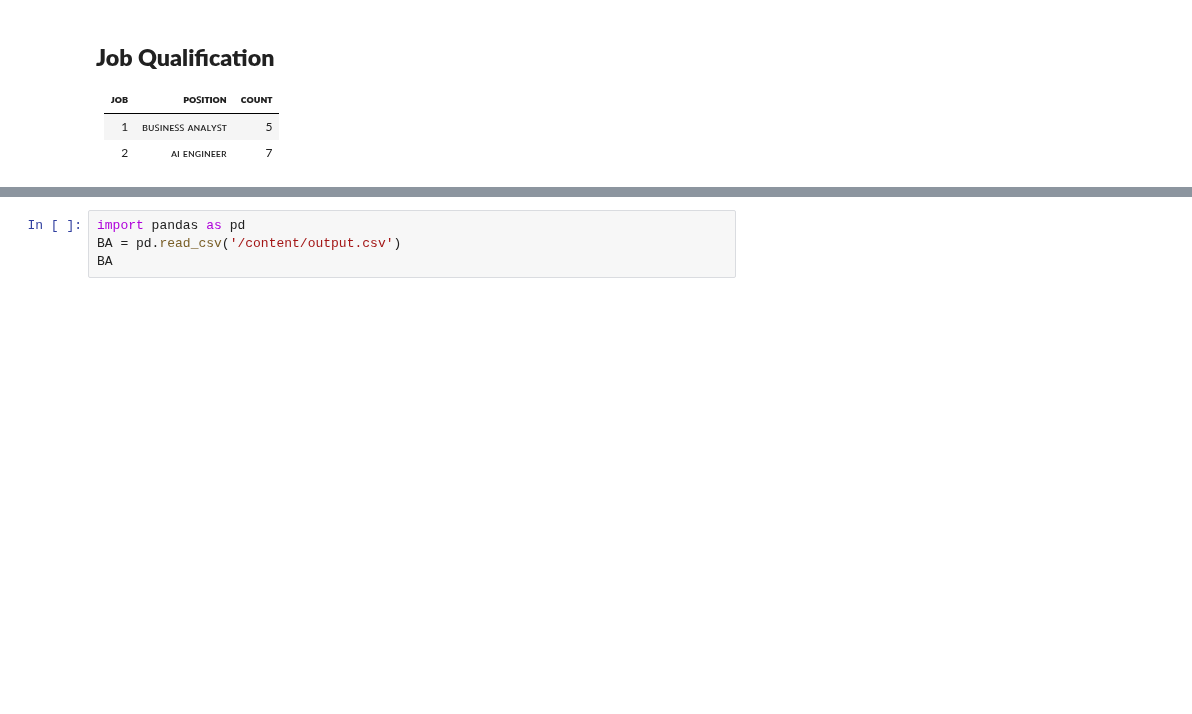
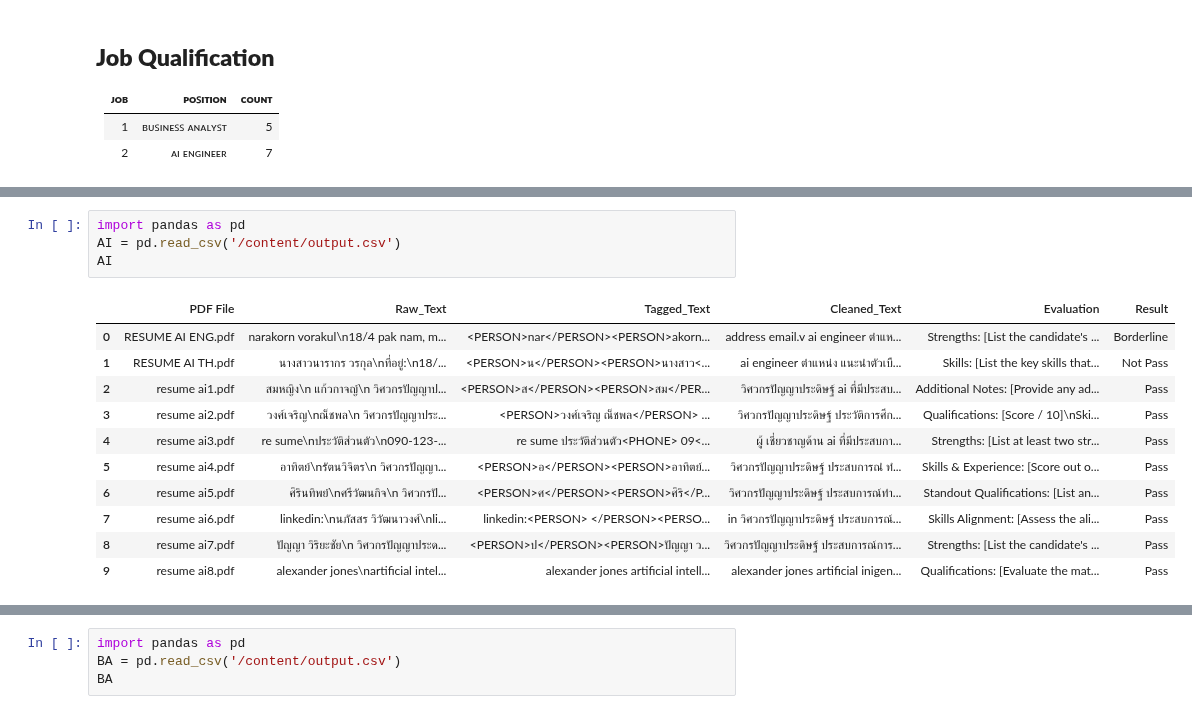
Before and after one commit to nxxk23/AI-Engineer, a Jupyter notebook: extract/gradioprompt.ipynb, the cells around one changed output, grey strips where cells are left out. Cells and saved outputs as stored; diff of their text form; blank space fills up the shorter version.

```diff
--- a/extract/gradioprompt.ipynb
+++ b/extract/gradioprompt.ipynb
@@ -345,0 +382,16 @@ AI
+# %%
+import pandas as pd
+AI = pd.read_csv('/content/output.csv')
+AI
+# %% [output]
+|  | PDF File | Raw_Text | Tagged_Text | Cleaned_Text | Evaluation | Result |
+| 0 | RESUME AI ENG.pdf | narakorn vorakul\n18/4 pak nam, m... | <PERSON>nar</PERSON><PERSON>akorn... | address email.v ai engineer ตําแห... | Strengths: [List the candidate's ... | Borderline |
+| 1 | RESUME AI TH.pdf | นางสาวนารากร วรกุล\nที่อยู่:\n18/... | <PERSON>น</PERSON><PERSON>นางสาว<... | ai engineer ตําแหน่ง แนะนําตัวเบื... | Skills: [List the key skills that... | Not Pass |
+| 2 | resume ai1.pdf | สมหญิง\n แก้วกาจญ์\n วิศวกรปัญญาป... | <PERSON>ส</PERSON><PERSON>สม</PER... | วิศวกรปัญญาประดิษฐ์ ai ที่มีประสบ... | Additional Notes: [Provide any ad... | Pass |
+| 3 | resume ai2.pdf | วงศ์เจริญ\nณ็ชพล\n วิศวกรปัญญาประ... | <PERSON>วงศ์เจริญ ณ็ชพล</PERSON> ... | วิศวกรปัญญาประดิษฐ์ ประวัติการศึก... | Qualifications: [Score / 10]\nSki... | Pass |
+| 4 | resume ai3.pdf | re sume\nประวัติส่วนตัว\n090-123-... | re sume ประวัติส่วนตัว<PHONE> 09<... | ผู้ เชี่ยวชาญด้าน ai ที่มีประสบกา... | Strengths: [List at least two str... | Pass |
+| 5 | resume ai4.pdf | อาทิตย์\nรัตนวิจิตร\n วิศวกรปัญญา... | <PERSON>อ</PERSON><PERSON>อาทิตย์... | วิศวกรปัญญาประดิษฐ์ ประสบการณํ ทํ... | Skills & Experience: [Score out o... | Pass |
+| 6 | resume ai5.pdf | ศิรินทิพย์\nศรีวัฒนกิจ\n วิศวกรปั... | <PERSON>ศ</PERSON><PERSON>ศิริ</P... | วิศวกรปัญญาประดิษฐ์ ประสบการณ์ทํา... | Standout Qualifications: [List an... | Pass |
+| 7 | resume ai6.pdf | linkedin:\nนภัสสร วิวัฒนาวงศ์\nli... | linkedin:<PERSON> </PERSON><PERSO... | in วิศวกรปัญญาประดิษฐ์ ประสบการณ์... | Skills Alignment: [Assess the ali... | Pass |
+| 8 | resume ai7.pdf | ปัญญา วิริยะชัย\n วิศวกรปัญญาประด... | <PERSON>ป</PERSON><PERSON>ปัญญา ว... | วิศวกรปัญญาประดิษฐ์ ประสบการณ์การ... | Strengths: [List the candidate's ... | Pass |
+| 9 | resume ai8.pdf | alexander jones\nartificial intel... | alexander jones artificial intell... | alexander jones artificial inigen... | Qualifications: [Evaluate the mat... | Pass |
```
Also changed, not shown: parts of 11 cells of this notebook.
